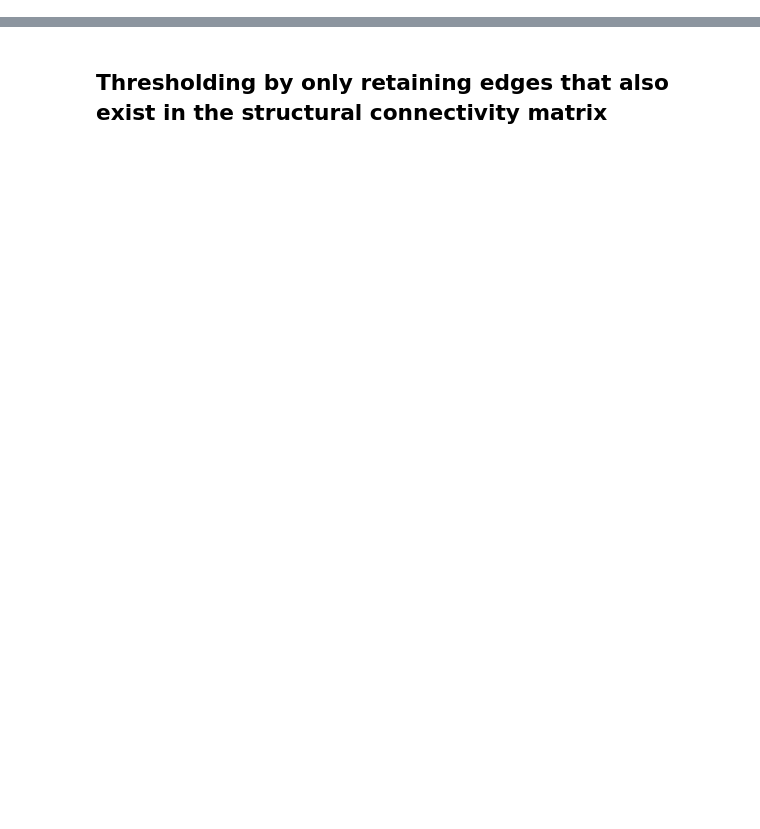
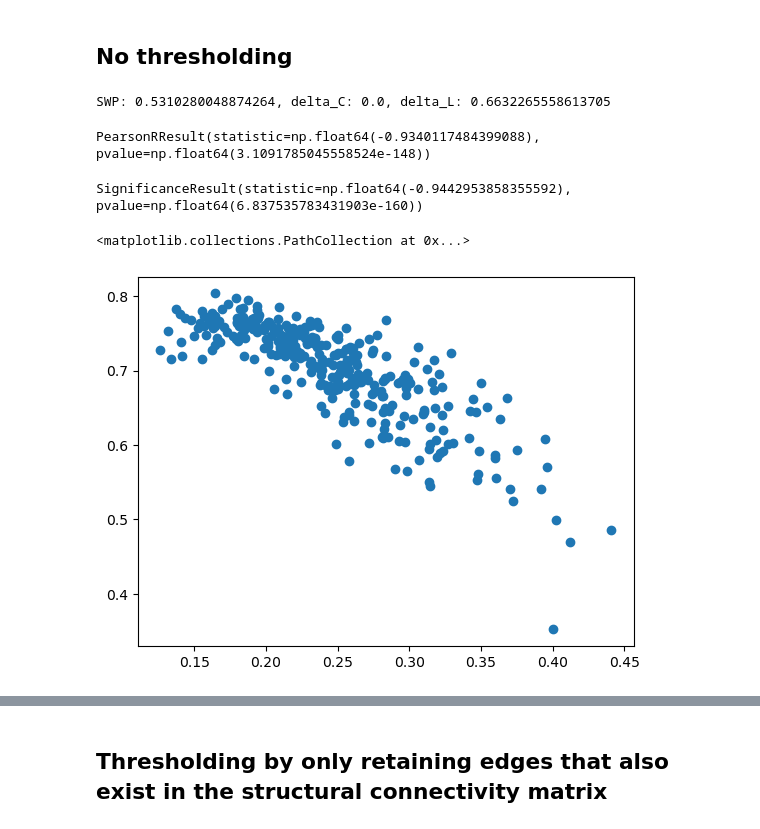
Before and after one commit to i-levy/network-science-final, a Jupyter notebook: threshold_testing_v1.ipynb, the cells around one changed output, grey strips where cells are left out. Saved outputs shown, nothing was run; the diff lists cells and outputs as text; code cells hidden in the pictures; blank space fills up the shorter version.

Commit message:
big dump of new testing files and results, plotting code, etc. Maybe last one?

```diff
--- a/threshold_testing_v1.ipynb
+++ b/threshold_testing_v1.ipynb
@@ -29,3 +41,22 @@ for sub in subs:
     fc = np.abs(fc_raw)
     all_subs.append(fc)
 stacked = np.stack(all_subs)
+# %% [markdown]
+## No thresholding
+# %%
+swp = []
+delta_C = []
+delta_L = []
+for i in range(len(stacked)):
+    arr = stacked[i]
+    swp_i, delta_C_i, delta_L_i = SWP(arr)
+    swp.append(swp_i)
+    delta_C.append(delta_C_i)
+    delta_L.append(delta_L_i)
+
+mean_swp = np.mean(swp)
+mean_delta_C = np.mean(delta_C)
+mean_delta_L = np.mean(delta_L)
+print(f'SWP: {mean_swp}, delta_C: {mean_delta_C}, delta_L: {mean_delta_L}')
+# %% [output]
+SWP: 0.5310280048874264, delta_C: 0.0, delta_L: 0.6632265558613705
@@ -31,0 +70,13 @@ stacked = np.stack(all_subs)
+# %%
+pearsonr(means, swp)
+# %% [output]
+PearsonRResult(statistic=np.float64(-0.9340117484399088), pvalue=np.float64(3.1091785045558524e-148))
+# %%
+spearmanr(means, swp)
+# %% [output]
+SignificanceResult(statistic=np.float64(-0.9442953858355592), pvalue=np.float64(6.837535783431903e-160))
+# %%
+plt.scatter(means_sparser, SWP_sparser)
+# %% [output]
+<matplotlib.collections.PathCollection at 0x...>
+[figure, added]
```
Also changed, not shown: parts of 25 cells of this notebook, 20 other files.
